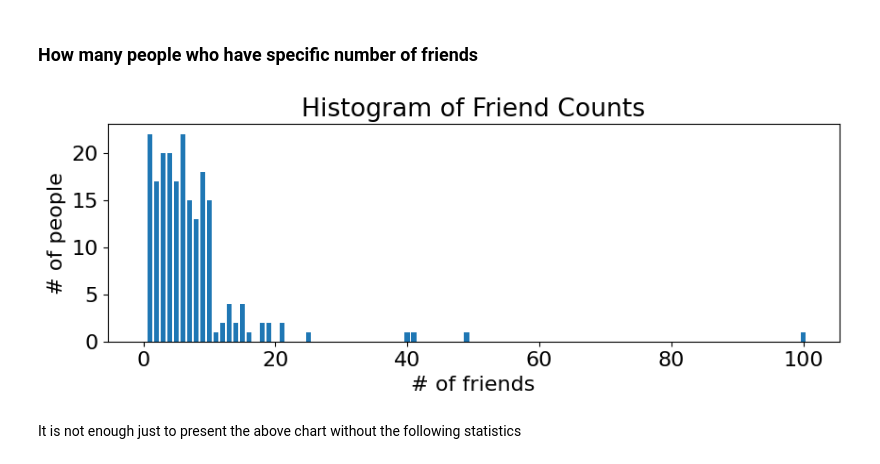
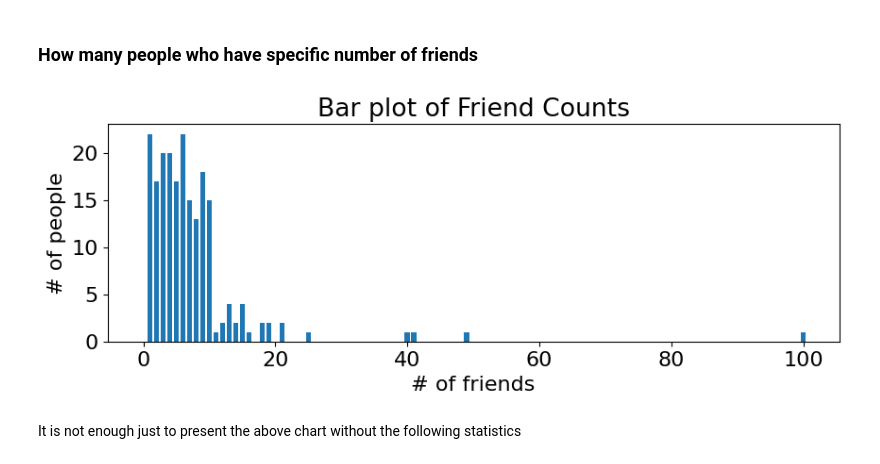
Before and after one commit to LugoBlogger/AK-201-426-data-science, a Jupyter notebook: ch-05-stats.ipynb, the cells around one changed output. Cells and saved outputs as stored; diff of their text form; code cells hidden in the pictures.

```diff
--- a/ch-05-stats.ipynb
+++ b/ch-05-stats.ipynb
@@ -77,21 +77,21 @@ daily_hours = [dm / 60 for dm in daily_minutes]
 # %%
 fig, ax = plt.subplots(figsize=(10, 3))
 
 friend_counts = Counter(num_friends)
 
 xs = range(101)
 ys = [friend_counts[x] for x in xs]
 
 ax.bar(xs, ys)   # instead using .bar(), we can use .hist(), but the code
                  # a little bit more complicated, because we have to specify
                  # the bin width
 ax.set_xlabel("# of friends")
 ax.set_ylabel("# of people")
-ax.set_title("Histogram of Friend Counts")
+ax.set_title("Bar plot of Friend Counts")
 # ax.grid("on")
 plt.show(fig)
 # %% [output]
-[figure, old version]
+[figure, new version]
 # %% [markdown]
 It is not enough just to present the above chart without the following statistics
 # %%
```
Also changed, not shown: parts of 6 cells of this notebook, 6 other files.
